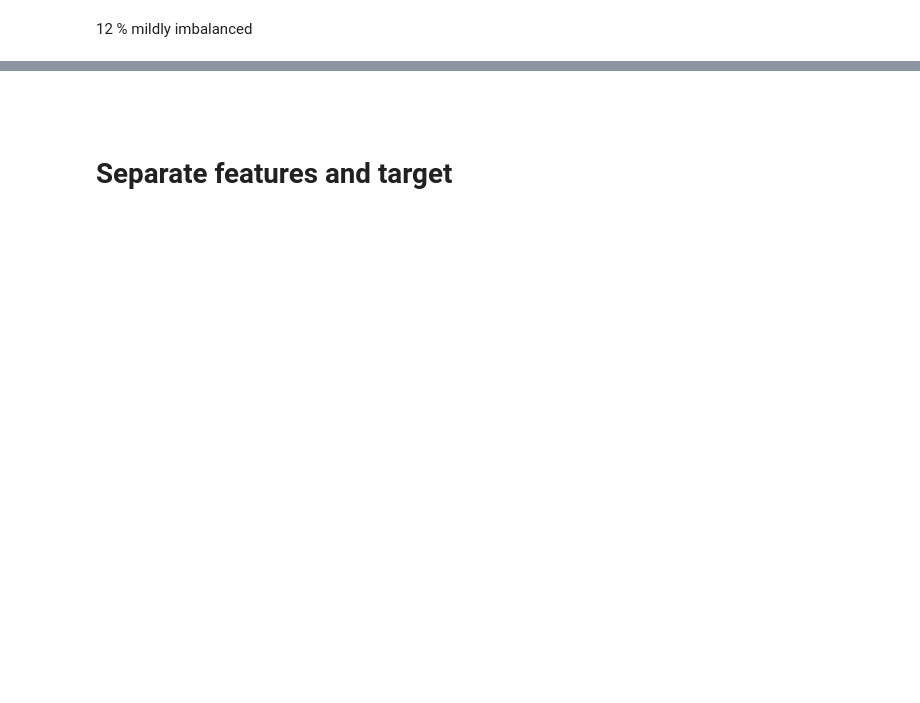
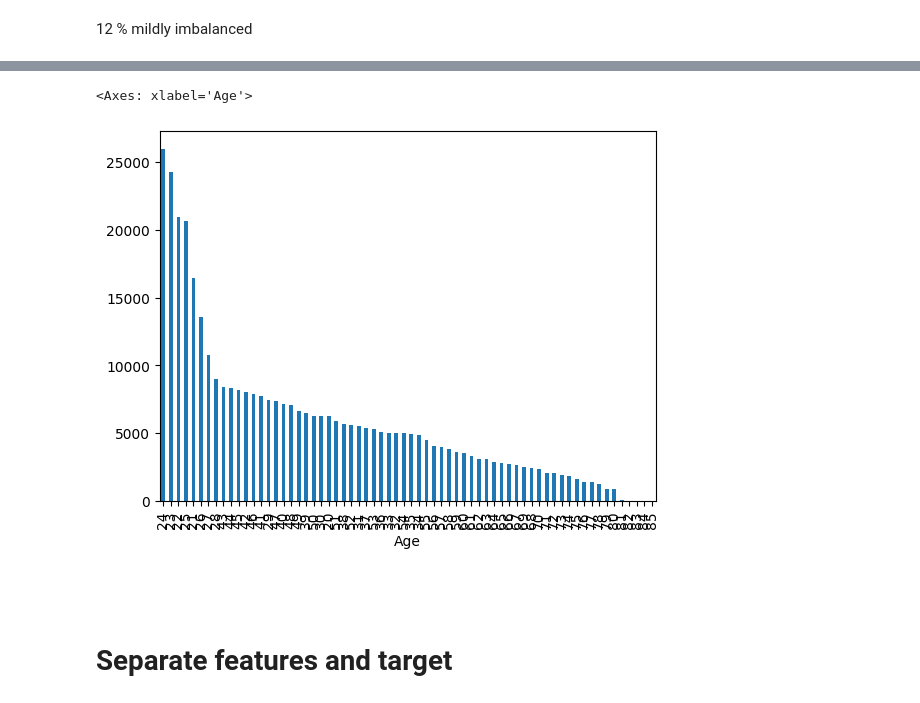
Before and after one commit to joseph-jomon/keaggling, a Jupyter notebook: First_task.ipynb, the cells around one changed output, grey strips where cells are left out. Cells and saved outputs as stored; diff of their text form; code cells hidden in the pictures; blank space fills up the shorter version.

```diff
--- a/First_task.ipynb
+++ b/First_task.ipynb
@@ -92,5 +76,8 @@ df.head()
 # %%
-df["Annual_Premium"].plot(kind="bar")
+df["Age"].value_counts().plot(kind="bar")
+# %% [output]
+<Axes: xlabel='Age'>
+[figure, added]
 # %% [markdown]
 #
 # %% [markdown]
```
Also changed, not shown: parts of 47 cells of this notebook.
